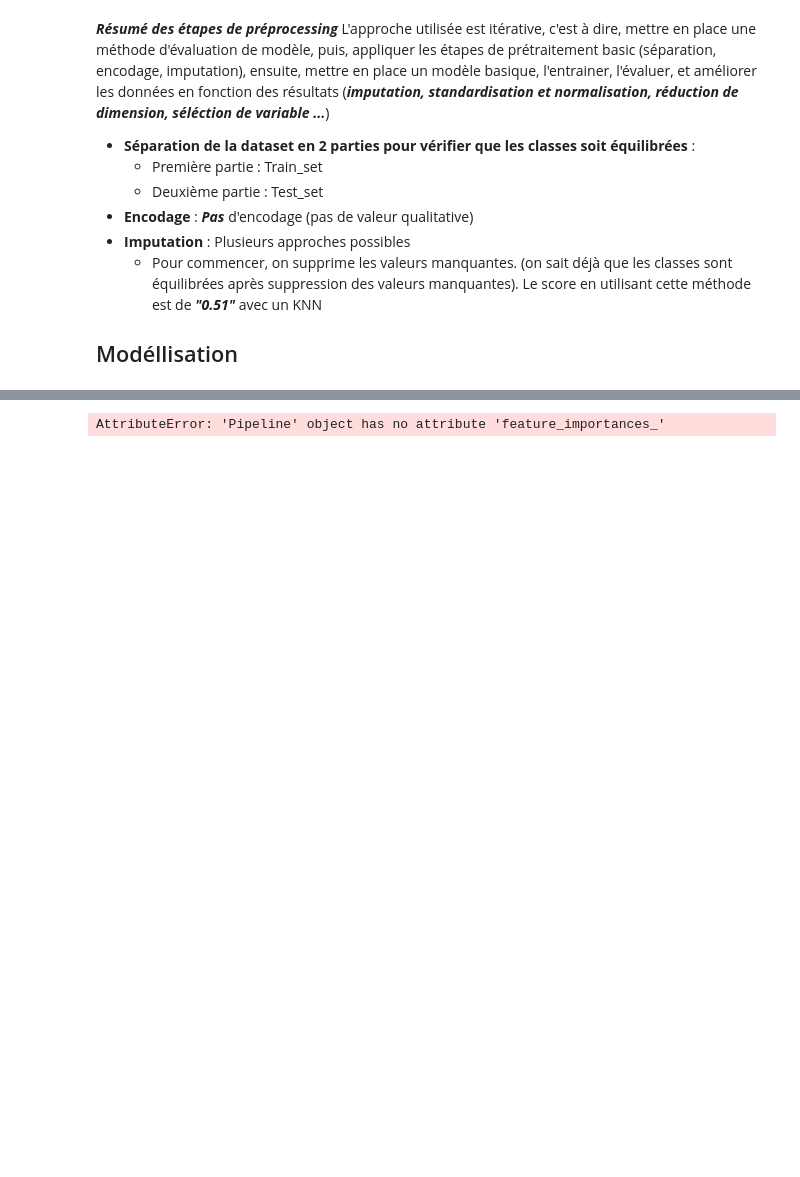
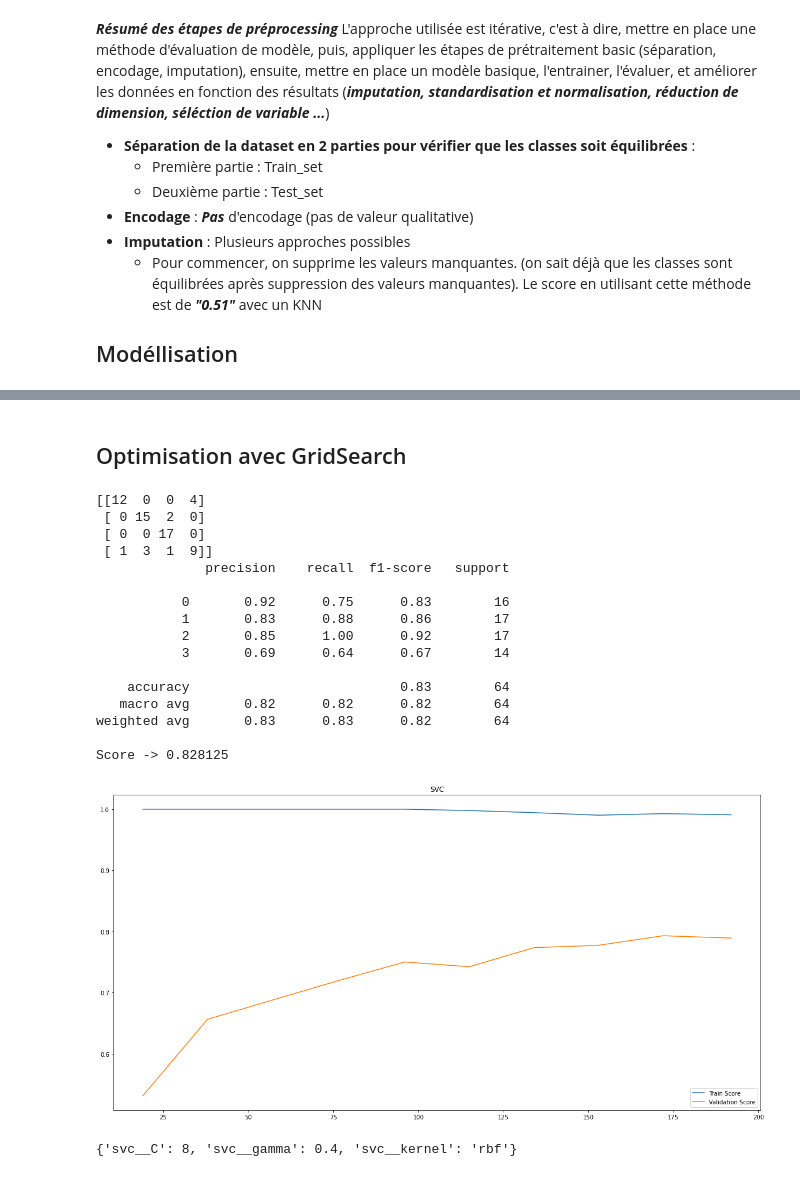
Before and after one commit to kamelhouchat/machine_learning_td, a Jupyter notebook: TD.ipynb, the cells around one changed output, grey strips where cells are left out. Drawn from its saved outputs; the diff is of its cells as text; code cells hidden in the pictures; blank space fills up the shorter version.

```diff
--- a/TD.ipynb
+++ b/TD.ipynb
@@ -383,45 +398,35 @@ les données en fonction des résultats (***imputation, standardisation et norma
 ## Modéllisation
 # %%
 from sklearn.neighbors import KNeighborsClassifier
-from sklearn.impute import KNNImputer
 from sklearn.pipeline import make_pipeline
 from sklearn.model_selection import GridSearchCV
 from sklearn.ensemble import RandomForestClassifier, AdaBoostClassifier
 from sklearn.tree import DecisionTreeClassifier
 from sklearn.feature_selection import SelectKBest, f_classif
-from sklearn.preprocessing import StandardScaler, PolynomialFeatures
+from sklearn.preprocessing import StandardScaler, MinMaxScaler, RobustScaler, MaxAbsScaler, PolynomialFeatures
 from sklearn.svm import SVC
 from sklearn.linear_model import LogisticRegression
+from xgboost import XGBClassifier
 
-# model_algo = make_pipeline(KNNImputer(), KNeighborsClassifier())
-# model = make_pipeline(KNNImputer(n_neighbors=4), KNeighborsClassifier(n_neighbors=9))
-
-# model = make_pipeline(SelectKBest(f_classif, k=30),
-#                       RandomForestClassifier(random_state=1))
-
-preprocessor = make_pipeline(SelectKBest(f_classif, k=30))
+preprocessor = make_pipeline(SelectKBest(f_classif, k=38))
 
 RandomForest = make_pipeline(preprocessor, RandomForestClassifier(random_state=1))
 Adaboost = make_pipeline(preprocessor, AdaBoostClassifier(random_state=0))
-SVM = make_pipeline(preprocessor, StandardScaler(), SVC(random_state=0))
+SVM = make_pipeline(preprocessor, MaxAbsScaler(), SVC(gamma=0.001, C=100, random_state=0))
 KNN = make_pipeline(preprocessor, KNeighborsClassifier())
-LogisticRegression = make_pipeline(preprocessor, StandardScaler(), LogisticRegression())
+LogisticReg = make_pipeline(preprocessor, MaxAbsScaler(), LogisticRegression())
+XGBClassifier = make_pipeline(preprocessor, XGBClassifier(random_state=0))
+DecisionTreeClassifier = make_pipeline(preprocessor, DecisionTreeClassifier(random_state=0))
 
 models_list = {
     'RandomForest': RandomForest,
+    'DecisionTreeClassifier': DecisionTreeClassifier,
     'Adaboost': Adaboost,
     'SVM': SVM,
     'KNN': KNN,
-    'LogisticRegression': LogisticRegression
+    'LogisticRegression': LogisticReg,
+    'XGBClassifier': XGBClassifier
 }
-
-# params = {
-#     'knnimputer__n_neighbors': [1, 2, 3, 4, 5, 6],
-#     'kneighborsclassifier__n_neighbors': [1, 2, 3, 4, 5, 6, 7, 8, 9]
-# }
-
-# model = GridSearchCV(model_algo, param_grid=params, cv=5)
-# model = KNeighborsClassifier(n_neighbors=6)
 # %%
 # Procédure d'évaluation
 from sklearn.metrics import f1_score, classification_report, confusion_matrix, plot_confusion_matrix
@@ -587,4 +636,37 @@ array([37, 16, 35, 36, 18, 40,  7, 23, 31, 30,  6,  1, 24, 21, 39, 32, 17,
-# %%
-pd.DataFrame(model.feature_importances_, index=dataframe.columns).plot.bar(figsize=(20, 10))
-# %% [output]
-AttributeError: 'Pipeline' object has no attribute 'feature_importances_'
+# %% [markdown]
+## Optimisation avec GridSearch
+# %%
+# SVM
+from sklearn.model_selection import RandomizedSearchCV
+hyper_params = {
+    'svc__C': [0.1, 1,0.1,0.01,0.001 ,0.02,0.03,0.04,0.05,0.10,0.2,0.3,0.4,0.5, 1, 2, 3, 4, 5, 6, 7, 8, 9, 10, 100],
+    'svc__gamma': [1,0.1,0.01,0.001 ,0.02,0.03,0.04,0.05,0.10,0.2,0.3,0.4,0.5],
+    'svc__kernel': ['rbf', 'poly', 'sigmoid', 'linear'],
+}
+
+grid = GridSearchCV(SVM, hyper_params, scoring='accuracy', cv=5, n_jobs=-1)
+grid.fit(X_train, y_train)
+
+evaluation(grid.best_estimator_, 'SVC')
+# %% [output]
+[[12  0  0  4]
+ [ 0 15  2  0]
+ [ 0  0 17  0]
+ [ 1  3  1  9]]
+              precision    recall  f1-score   support
+
+           0       0.92      0.75      0.83        16
+           1       0.83      0.88      0.86        17
+           2       0.85      1.00      0.92        17
+           3       0.69      0.64      0.67        14
+
+    accuracy                           0.83        64
+   macro avg       0.82      0.82      0.82        64
+weighted avg       0.83      0.83      0.82        64
+
+Score -> 0.828125
+[figure, added]
+# %%
+grid.best_params_
+# %% [output]
+{'svc__C': 8, 'svc__gamma': 0.4, 'svc__kernel': 'rbf'}
```
Also changed, not shown: parts of 20 cells of this notebook.
